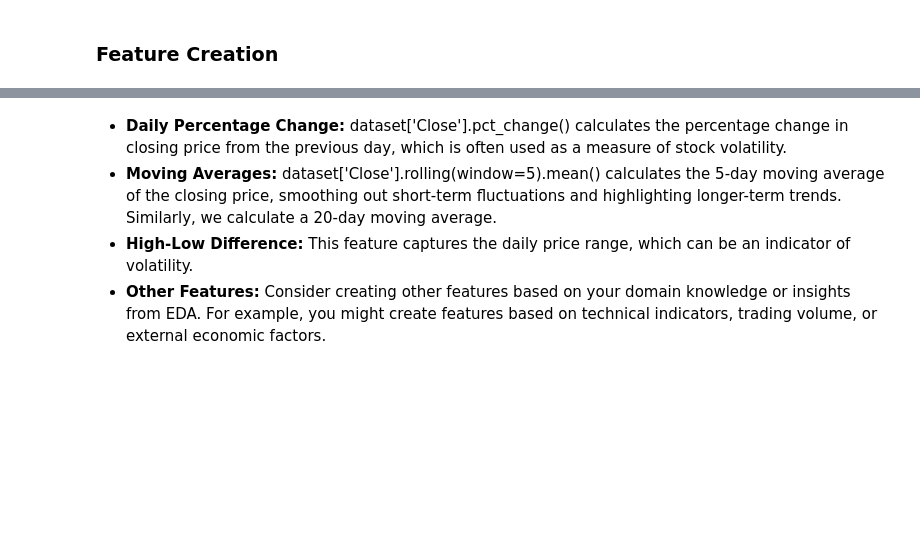
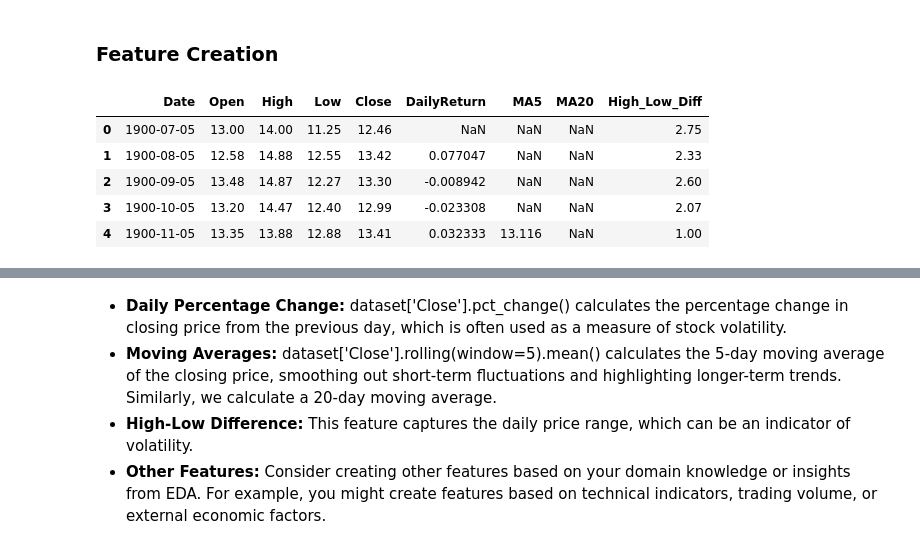
Before and after one commit to KRamBalaji/stock_closing_price_prediction, a Jupyter notebook: Yes_Bank_Stock_Closing_Price_Prediction.ipynb, the cells around one changed output, grey strips where cells are left out. Cells and saved outputs as stored; diff of their text form; code cells hidden in the pictures; blank space fills up the shorter version.

```diff
--- a/Yes_Bank_Stock_Closing_Price_Prediction.ipynb
+++ b/Yes_Bank_Stock_Closing_Price_Prediction.ipynb
@@ -184,3 +194,12 @@ dataset['MA20'] = dataset['Close'].rolling(window=20).mean() # 20-day moving ave
 
 # Example: Create a feature for the difference between High and Low
 dataset['High_Low_Diff'] = dataset['High'] - dataset['Low']
+# %%
+dataset.head()
+# %% [output]
+|  | Date | Open | High | Low | Close | DailyReturn | MA5 | MA20 | High_Low_Diff |
+| 0 | 1900-07-05 | 13.00 | 14.00 | 11.25 | 12.46 | NaN | NaN | NaN | 2.75 |
+| 1 | 1900-08-05 | 12.58 | 14.88 | 12.55 | 13.42 | 0.077047 | NaN | NaN | 2.33 |
+| 2 | 1900-09-05 | 13.48 | 14.87 | 12.27 | 13.30 | -0.008942 | NaN | NaN | 2.60 |
+| 3 | 1900-10-05 | 13.20 | 14.47 | 12.40 | 12.99 | -0.023308 | NaN | NaN | 2.07 |
+| 4 | 1900-11-05 | 13.35 | 13.88 | 12.88 | 13.41 | 0.032333 | 13.116 | NaN | 1.00 |
```
Also changed, not shown: parts of 49 cells of this notebook.
